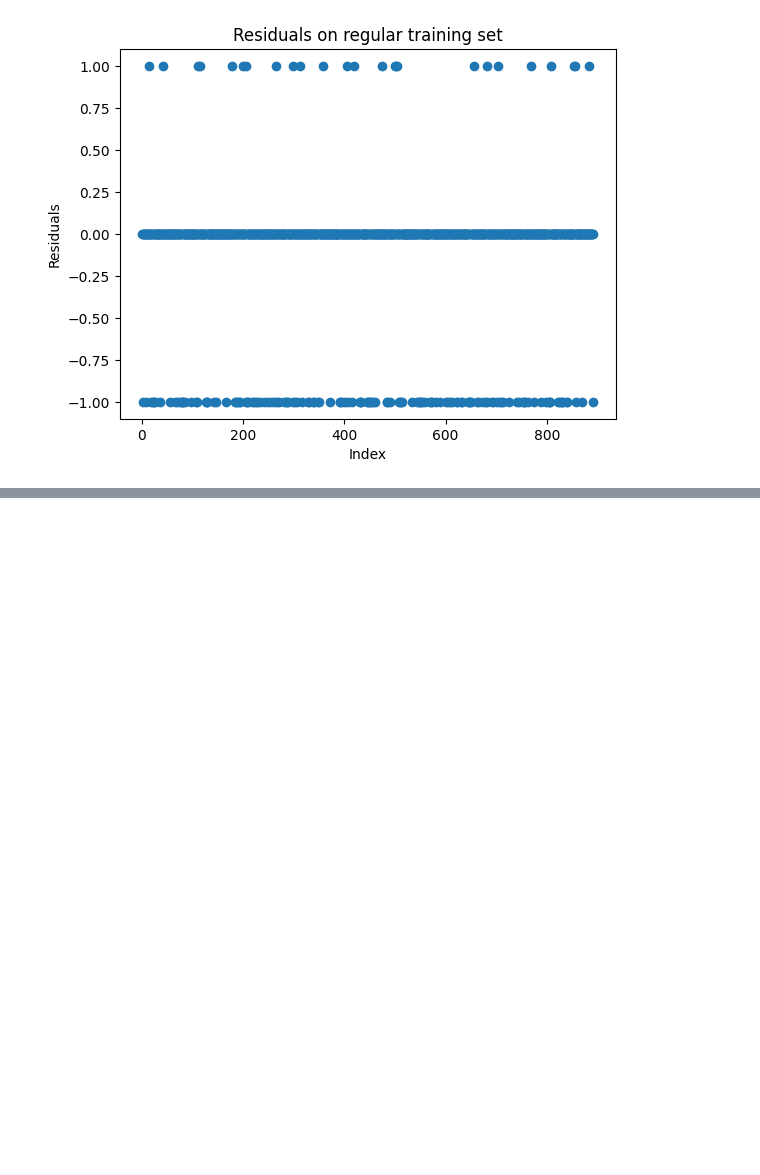
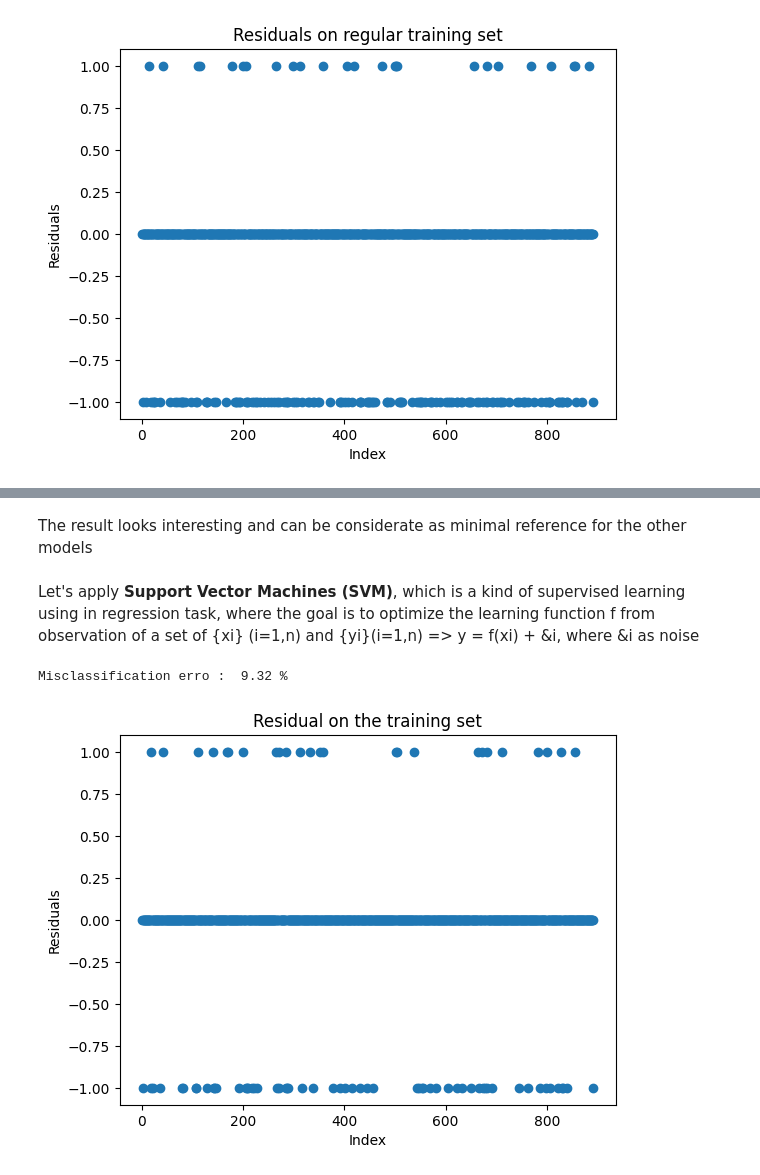
Before and after one commit to bedoo96/Machine-Learning, a Jupyter notebook: Hand_On_ML/Titanic_Algo.ipynb, the cells around one changed output, grey strips where cells are left out. Cells and saved outputs as stored; diff of their text form; code cells hidden in the pictures; blank space fills up the shorter version.

```diff
--- a/Hand_On_ML/Titanic_Algo.ipynb
+++ b/Hand_On_ML/Titanic_Algo.ipynb
@@ -246,0 +272,35 @@ Misclassification error:  18.41 %
+# %% [markdown]
+The result looks interesting and can be considerate as minimal reference for the other models
+# %% [markdown]
+ Let's apply **Support Vector Machines (SVM)**, which is a kind of supervised learning using in regression task, where the goal is to optimize the learning function f from observation of a set  of {xi} (i=1,n) and {yi}(i=1,n) => y = f(xi) + &i, where &i as noise
+# %%
+from sklearn.pipeline import Pipeline
+from sklearn.preprocessing import PolynomialFeatures, StandardScaler
+from sklearn.svm import SVC
+
+# create a pipeline to create features, scale data and fit the model
+
+polynomial_svm_clf = Pipeline(
+    (
+        ("poly_features", PolynomialFeatures(degree=3)),
+        ("scalar", StandardScaler()),
+        ("svm_clf", SVC(kernel='poly', degree=10, coef0=1, C=5))
+    )
+)
+
+polynomial_svm_clf.fit(train.drop(['Survived'], axis=1), train['Survived'])
+
+#make residual to the model
+pred = polynomial_svm_clf.predict(train.drop(['Survived'], axis =1))
+res = pred - train['Survived']
+
+plt.plot(res,  'o')
+plt.title('Residual on the training set')
+plt.xlabel('Index')
+plt.ylabel('Residuals')
+
+# print misclassification
+print('Misclassification erro : ',  round(1 - metrics.accuracy_score(train['Survived'], pred),4)*100,'%')
+# %% [output]
+Misclassification erro :  9.32 %
+[figure, added]
```
Also changed, not shown: parts of 4 cells of this notebook.
